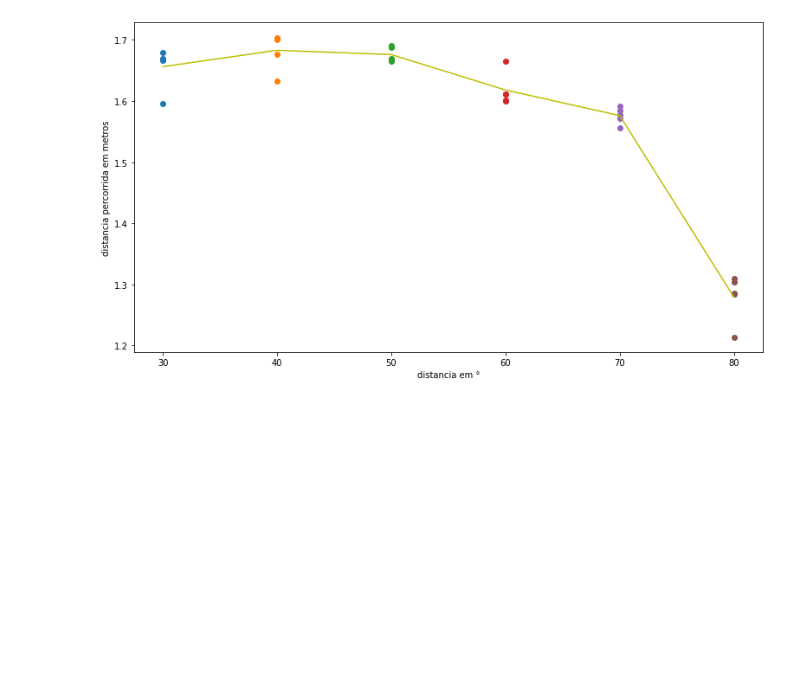
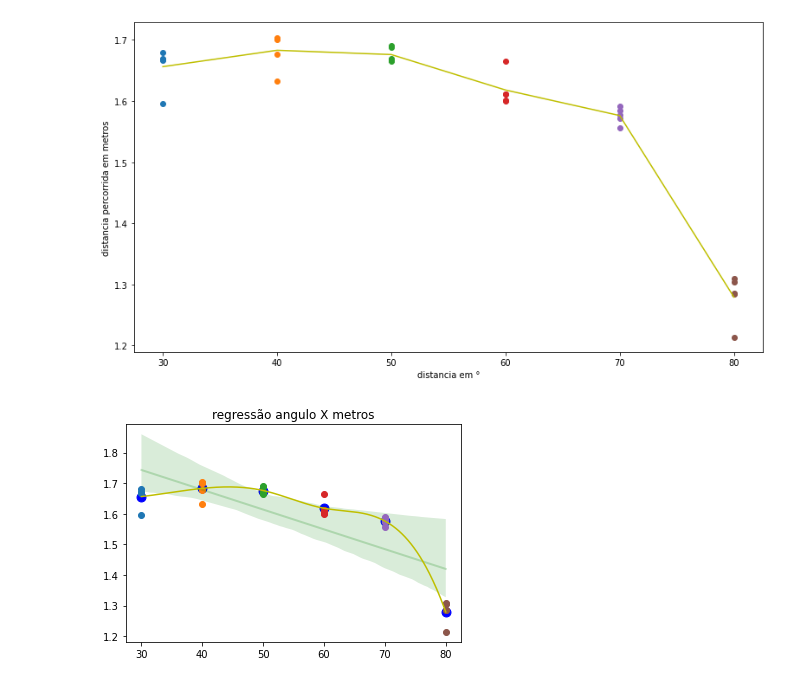
Before and after one commit to luisArthurRodriguesDaSilva/trabalhos-UERJ-analise-de-dados, a Jupyter notebook: notebooks fisica/canhão.ipynb, the cells around one changed output. Saved outputs shown, nothing was run; the diff lists cells and outputs as text; code cells hidden in the pictures; blank space fills up the shorter version.

Commit message:
regressão angulo x metros

```diff
--- a/notebooks fisica/canhão.ipynb
+++ b/notebooks fisica/canhão.ipynb
@@ -119,8 +123,8 @@ x= lambda n : list(map(lambda x: 10*n + 30,range(len(data[0]))))
 for i in range(len(data)):
   ax.scatter(x=x(i) ,y= data[i])
 
-base = list(map(lambda x: 30 + (10*x),range(len(data))))
-counts = list(map(lambda x : np.mean(x),data))
+base = np.array(list(map(lambda x: 30 + (10*x),range(len(data)))))
+counts = np.array(list(map(lambda x : np.mean(x),data)))
 ax.plot(base,counts,color='y')
 fig.set_size_inches(13,7)
 ax.set_ylabel('distancia percorrida em metros')
@@ -129,3 +133,43 @@ fig.patch.set_facecolor('xkcd:white')
 fig.show()
 # %% [output]
 [figure]
+# %%
+
+from scipy.interpolate import make_interp_spline
+X_Y_Spline = make_interp_spline(base, counts)
+X_ = np.linspace(base.min(), base.max(), 500)
+Y_ = X_Y_Spline(X_)
+# %%
+import seaborn as sns
+
+sns.regplot(
+    x=base,
+    y=counts,
+    ci=78,
+
+    # Cor dos pontos
+    scatter_kws={
+        'color' : 'blue',
+        's' : 80,
+        'alpha' : 1
+    },
+
+    # Cor da Linha
+    line_kws={
+        'color' : 'green',
+        'alpha' : 0.2,
+        'lw' : 2
+    },
+
+)
+
+x= lambda n : list(map(lambda x: 10*n + 30,range(len(data[0]))))
+for i in range(len(data)):
+  plt.scatter(x=x(i) ,y= data[i])
+
+plt.plot(X_,Y_,color='y')
+fig.set_size_inches(13,7)
+plt.title('regressão angulo X metros')
+fig.patch.set_facecolor('xkcd:white')
+# %% [output]
+[figure, added]
```
Also changed, not shown: parts of 3 cells of this notebook.
